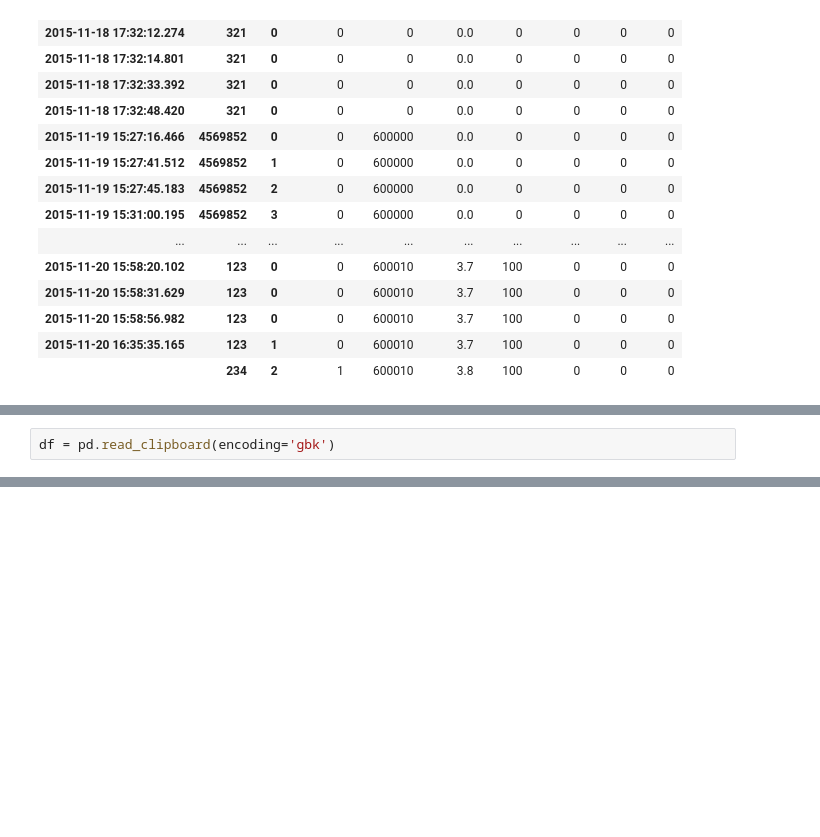
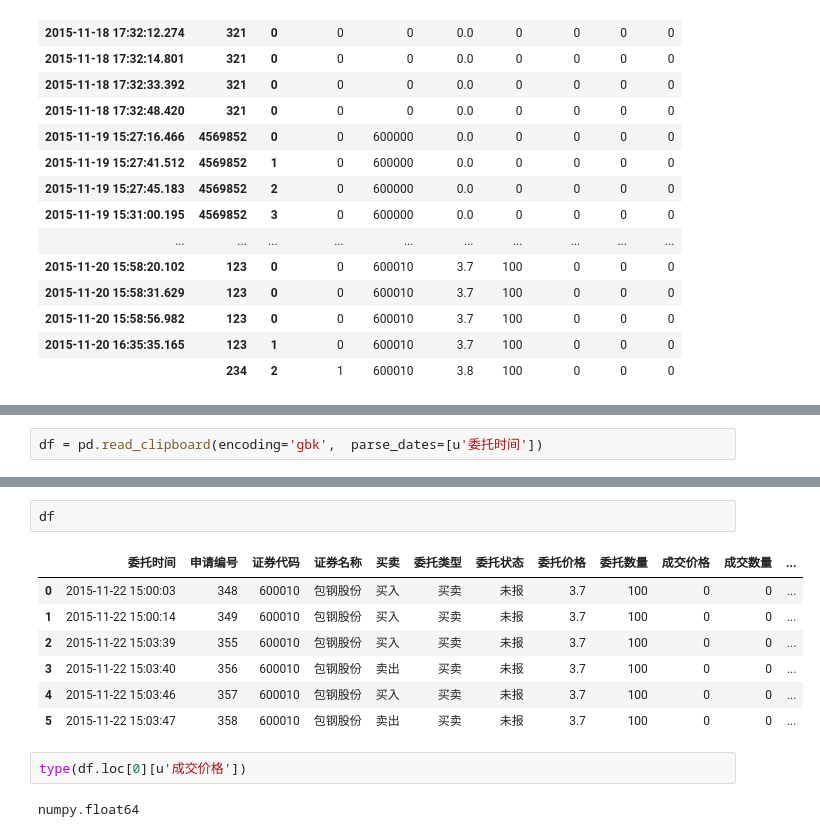
Before and after one commit to llmofang/TradeAgent, a Jupyter notebook: doc/Untitled.ipynb, the cells around one changed output, grey strips where cells are left out. Saved outputs shown, nothing was run; the diff lists cells and outputs as text; blank space fills up the shorter version.

```diff
--- a/doc/Untitled.ipynb
+++ b/doc/Untitled.ipynb
@@ -227,2 +206,2 @@ print a
 # %%
-df = pd.read_clipboard(encoding='gbk')
+df = pd.read_clipboard(encoding='gbk',  parse_dates=[u'委托时间'])
@@ -236,0 +217,14 @@ df[df[u'申请编号']> 350]
+# %%
+df
+# %% [output]
+|  | 委托时间 | 申请编号 | 证券代码 | 证券名称 | 买卖 | 委托类型 | 委托状态 | 委托价格 | 委托数量 | 成交价格 | 成交数量 | ... |
+| 0 | 2015-11-22 15:00:03 | 348 | 600010 | 包钢股份 | 买入 | 买卖 | 未报 | 3.7 | 100 | 0 | 0 | ... |
+| 1 | 2015-11-22 15:00:14 | 349 | 600010 | 包钢股份 | 买入 | 买卖 | 未报 | 3.7 | 100 | 0 | 0 | ... |
+| 2 | 2015-11-22 15:03:39 | 355 | 600010 | 包钢股份 | 买入 | 买卖 | 未报 | 3.7 | 100 | 0 | 0 | ... |
+| 3 | 2015-11-22 15:03:40 | 356 | 600010 | 包钢股份 | 卖出 | 买卖 | 未报 | 3.7 | 100 | 0 | 0 | ... |
+| 4 | 2015-11-22 15:03:46 | 357 | 600010 | 包钢股份 | 买入 | 买卖 | 未报 | 3.7 | 100 | 0 | 0 | ... |
+| 5 | 2015-11-22 15:03:47 | 358 | 600010 | 包钢股份 | 卖出 | 买卖 | 未报 | 3.7 | 100 | 0 | 0 | ... |
+# %%
+type(df.loc[0][u'成交价格'])
+# %% [output]
+numpy.float64
```
Also changed, not shown: parts of 19 cells of this notebook, 3 other files.
